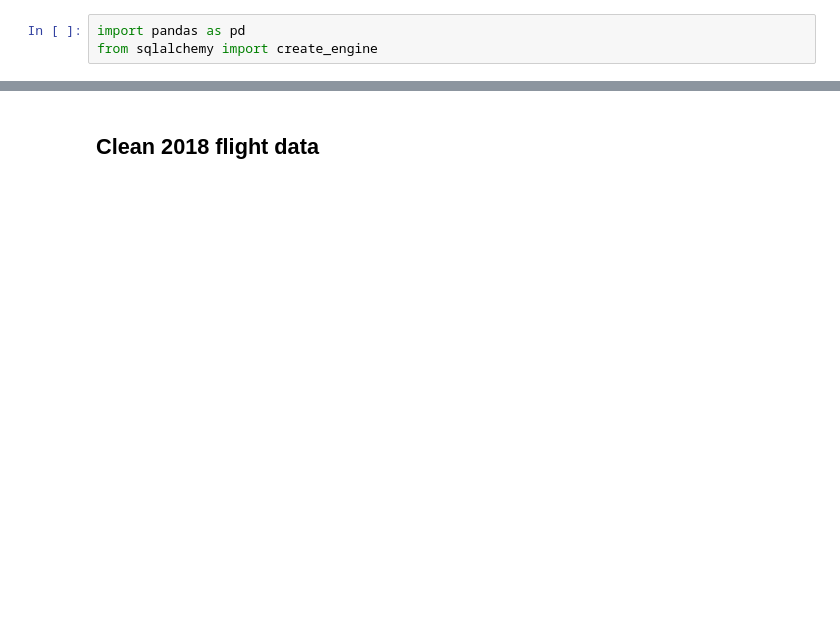
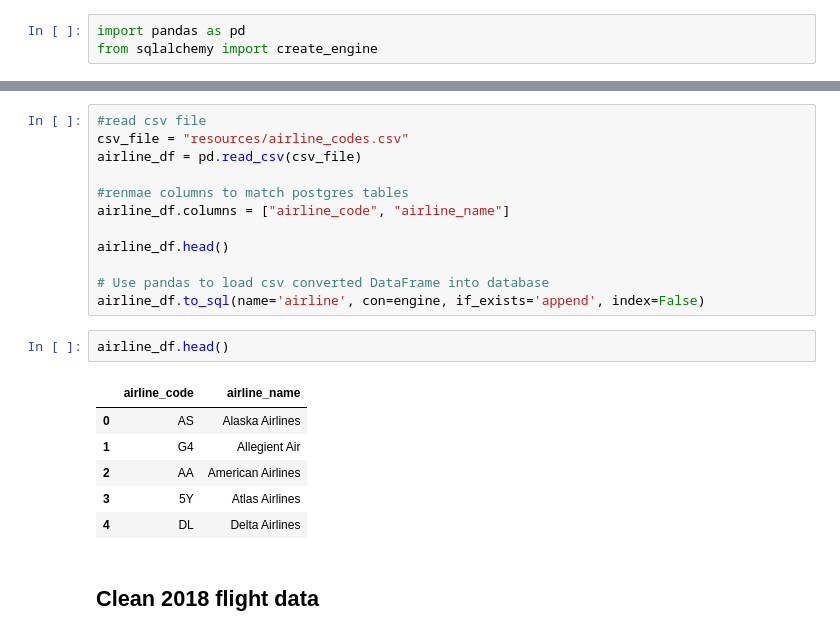
Before and after one commit to kattelya/ETL_project, a Jupyter notebook: data_etl.ipynb, the cells around one changed output, grey strips where cells are left out. Cells and saved outputs as stored; diff of their text form; blank space fills up the shorter version.

```diff
--- a/data_etl.ipynb
+++ b/data_etl.ipynb
@@ -4,3 +39,24 @@ from sqlalchemy import create_engine
+# %%
+#read csv file
+csv_file = "resources/airline_codes.csv"
+airline_df = pd.read_csv(csv_file)
+
+#renmae columns to match postgres tables
+airline_df.columns = ["airline_code", "airline_name"]
+
+airline_df.head()
+
+# Use pandas to load csv converted DataFrame into database
+airline_df.to_sql(name='airline', con=engine, if_exists='append', index=False)
+# %%
+airline_df.head()
+# %% [output]
+|  | airline_code | airline_name |
+| 0 | AS | Alaska Airlines |
+| 1 | G4 | Allegient Air |
+| 2 | AA | American Airlines |
+| 3 | 5Y | Atlas Airlines |
+| 4 | DL | Delta Airlines |
 # %% [markdown]
 ## Clean 2018 flight data
 # %%
```
Also changed, not shown: parts of 11 cells of this notebook.
